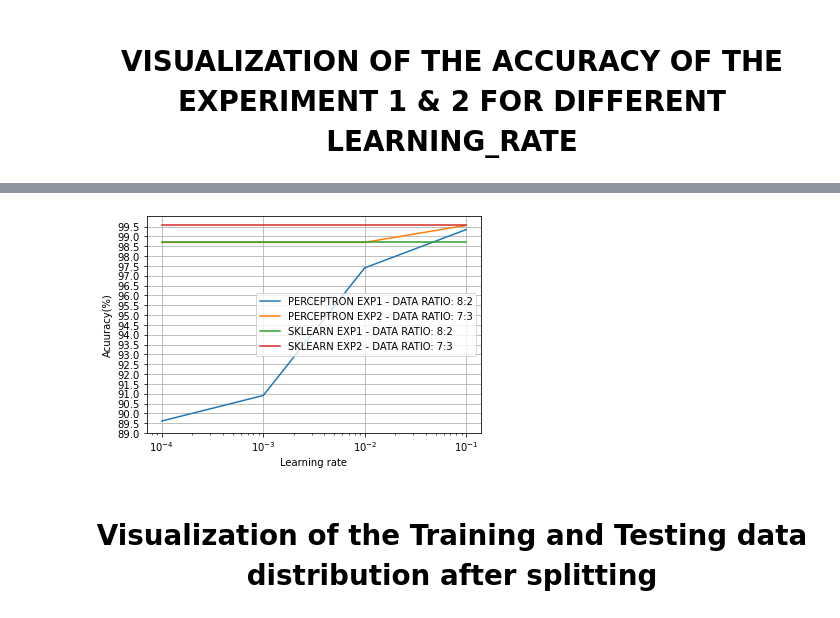
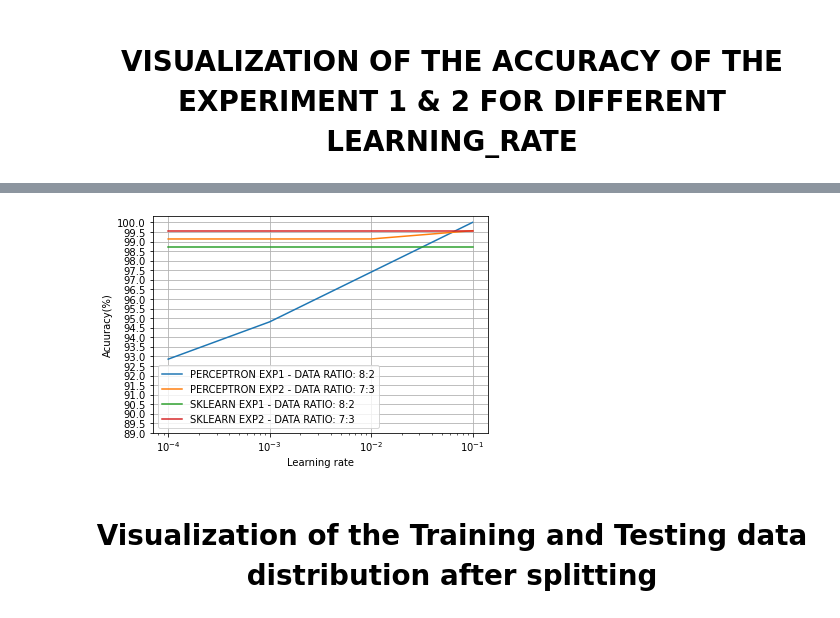
Before and after one commit to bibekalce/Trimester-2, a Jupyter notebook: ASSIGNMENT 1- Perception (A1876371).ipynb, the cells around one changed output, grey strips where cells are left out. Saved outputs shown, nothing was run; the diff lists cells and outputs as text; code cells hidden in the pictures.

```diff
--- a/ASSIGNMENT 1- Perception (A1876371).ipynb
+++ b/ASSIGNMENT 1- Perception (A1876371).ipynb
@@ -80,12 +78,14 @@ def sign(x):
 # %% [markdown]
 # 2. TRAINING AND TESTING THE MODEL
 # %%
+
 # TRAINS THE MODEL: WEIGHT AND BIAS AND RETURNS IT
 def train_model(t_data,learning_rate=0.001,bias =0):
 
     #INITIALIZING THE RANDOM VALUE FOR WEIGHT CORRESPONDING TO EACH INDPENDENT FEATURE
     wt_crit = np.random.RandomState(seed=123)
     wt = wt_crit.uniform(low=0.0, high=1.0, size=(1, 8))
+    bias = wt_crit.uniform(0, 1)
     iteri,c =t_data.shape
 
     #ITERATING OVER THE TRAINING DATA TO UPDATE OR TRAIN THE WEIGHT AND BIAS
@@ -249,28 +249,28 @@ accuracy_list_sklearn_exp2      [99.5671, 99.5671, 99.5671, 99.5671]
 # %%
 #PLOTING A LINE GRAPH TO VISUALIZE THE ACCURACY FOR DIFFERENT SITUATION
 fig, ax = plt.subplots()
 
 # FIGURE SIZE FOR THE PLOT
 plt.rcParams["figure.figsize"] = (20,12)
 
 # PLOTTING THE ACCURACY FOR THE CORRESPONDING LEARNING RATE FOR OUR MODEL EXPERIMENT 1 AND 2
 ax.semilogx(learning_rate_list, accuracy_list_exp1, label = "PERCEPTRON EXP1 - DATA RATIO: 8:2")
 ax.semilogx(learning_rate_list, accuracy_list_exp2, label = "PERCEPTRON EXP2 - DATA RATIO: 7:3")
 
 # PLOTTING THE ACCURACY FOR THE CORRESPONDING LEARNING RATE FOR SKLEARN EXPERIMENT 1 AND 2
 ax.semilogx(learning_rate_list, accuracy_list_sklearn_exp1, label = "SKLEARN EXP1 - DATA RATIO: 8:2")
 ax.semilogx(learning_rate_list, accuracy_list_sklearn_exp2, label = "SKLEARN EXP2 - DATA RATIO: 7:3")
 #plt.figure(figsize=(8, 6), dpi=80)
 ax.grid()
 
 #plt.xticks(np.arange(0.0001, 0.1, 0.005))
-plt.yticks(np.arange(89, 100, 0.5))
+plt.yticks(np.arange(89, 100.5, 0.5))
 plt.xlabel("Learning rate")
 plt.ylabel("Acuuracy(%)")
 plt.legend()
 plt.show()
 # %% [output]
-[figure, old version]
+[figure, new version]
 # %% [markdown]
 ## <h1><center> Visualization of the Training and Testing data distribution after splitting</center></h1>
 # %%
```
Also changed, not shown: parts of 4 cells of this notebook.
